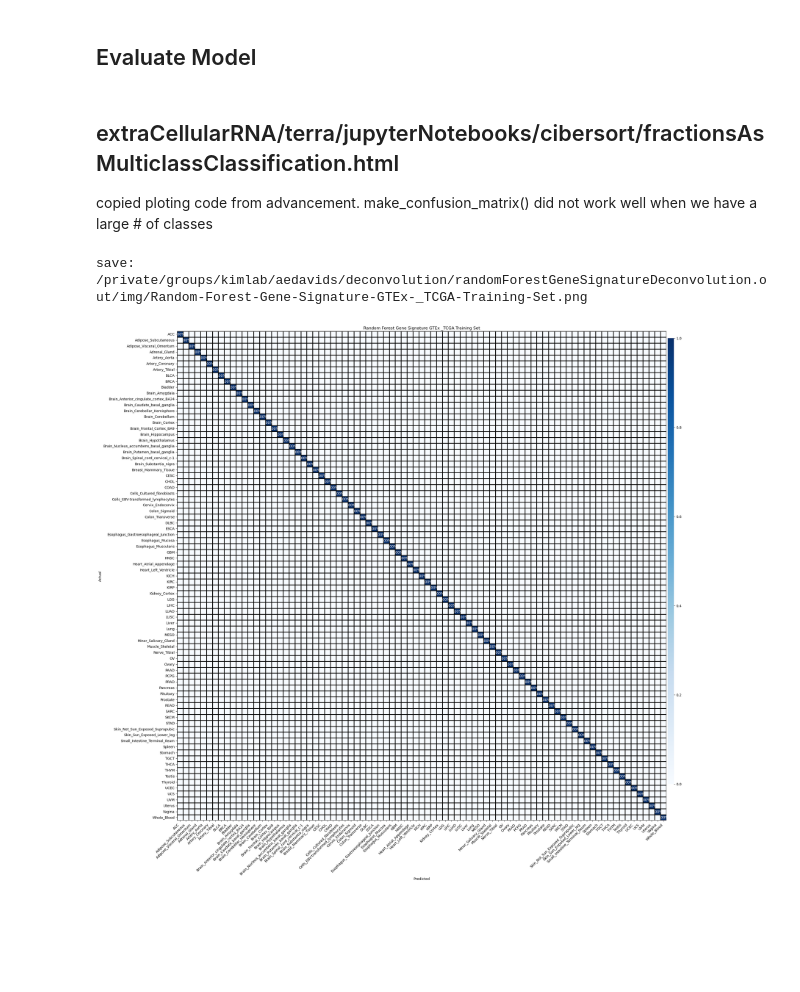
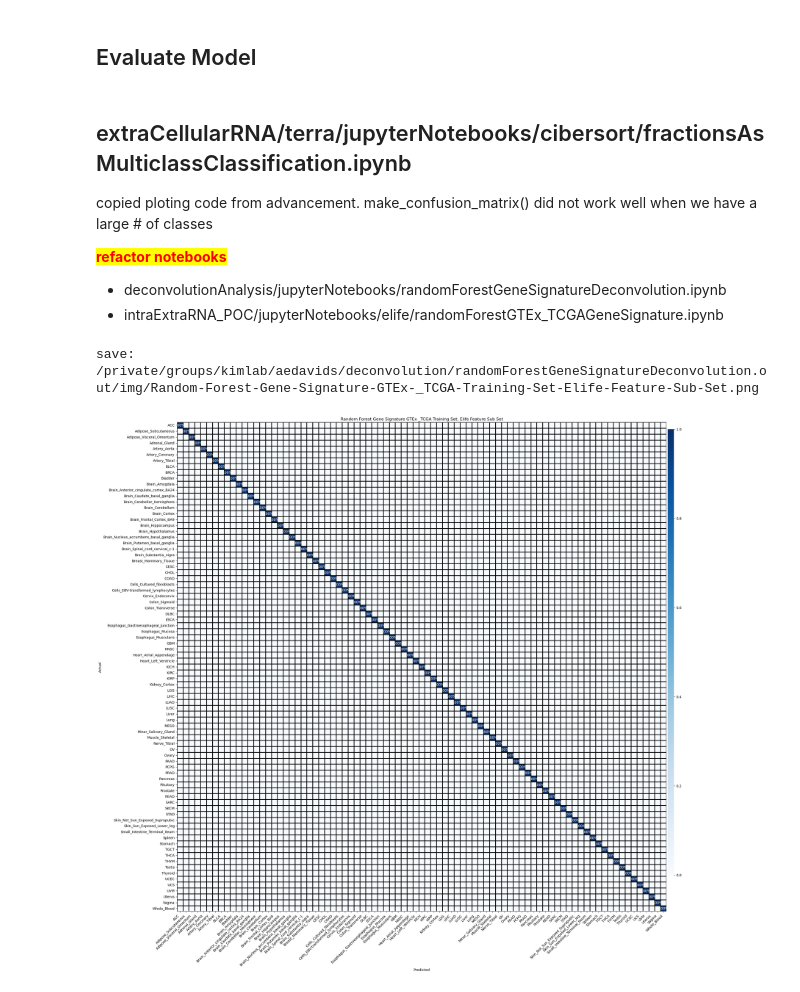
Before and after one commit to aedavids/extraCellularRNA, a Jupyter notebook: deconvolutionAnalysis/jupyterNotebooks/randomForestGeneSignatureDeconvolution.ipynb, the cells around one changed output. Cells and saved outputs as stored; diff of their text form; code cells hidden in the pictures; blank space fills up the shorter version.

```diff
--- a/deconvolutionAnalysis/jupyterNotebooks/randomForestGeneSignatureDeconvolution.ipynb
+++ b/deconvolutionAnalysis/jupyterNotebooks/randomForestGeneSignatureDeconvolution.ipynb
@@ -15,6 +15,10 @@ randomForestGeneSignatureDeconvolutionPOC trained a random forest model on our G
 model trained on GTEx_TCGA training data set has perfect TP! See confusion matrix plot
 
 model saved to /private/groups/kimlab/aedavids/deconvolution/randomForestGeneSignatureDeconvolution.out
+# %%
+# Elife is missing some feature. Train using a sub set
+# see intraExtraRNA_POC/jupyterNotebooks/elife/randomForestGTEx_TCGAGeneSignature.ipynb
+trainElifeFeatures = True
 # %%
 import ipynbname
 
@@ -237,3 +242,15 @@ display(labeledXDF.iloc[0:5, -5:])
 | GTEX-1117F-0726-SM-5GIEN | 234.237900 | 421.628220 | 98.486390 | 466.346365 | Heart_Atrial_Appendage |
 | GTEX-1117F-2826-SM-5GZXL | 918.272979 | 967.705557 | 318.379317 | 811.029419 | Breast_Mammary_Tissue |
 | GTEX-1117F-3226-SM-5N9CT | 590.857220 | 759.294632 | 94.828937 | 578.257571 | Brain_Cortex |
+# %%
+if trainElifeFeatures :
+    missingIdsPath = f'{modelOutDir}/missingElifeFeatures.csv'
+    missingHugoIdSeries = pd.read_csv( missingIdsPath )
+    mList = missingHugoIdSeries.values.reshape(-1)
+    logger.warning(f'model trained for elife data set. following genes where dropped : {mList}')
+
+    # select columns not in the missing list
+    selectCols = ~ XDF.columns.isin(mList)
+    print(f'orginal XDF.shape : {XDF.shape}')
+    XDF = XDF.loc[:, selectCols]
+    print(f'XDF.shape : {tmpDF.shape}')
@@ -282,5 +293,6 @@ array(['Adipose_Subcutaneous', 'Artery_Tibial', 'Heart_Atrial_Appendage',
 # %%
 %%time
 rfModel = RandomForestClassifier(random_state=meaningOfLife, )
-rfModel.fit(XNP, yNP)
+#rfModel.fit(XNP, yNP)
+rfModel.fit(XDF, yNP)
 # %% [output]
@@ -289,7 +301,8 @@ Wall time: 1min 58s
 RandomForestClassifier(random_state=42)
 # %%
 %%time
-yHatNP = rfModel.predict( XNP )
+# yHatNP = rfModel.predict( XNP )
+yHatNP = rfModel.predict( XDF )
 print(f'yHatNP.shape : {yHatNP.shape}')
 print(f'yHatNP[0:5], {yHatNP[0:5]}')
 # %% [output]
@@ -318,8 +347,13 @@ labelEncoder saved to :
 # %% [markdown]
 ## Evaluate Model
 # %% [markdown]
-## extraCellularRNA/terra/jupyterNotebooks/cibersort/fractionsAsMulticlassClassification.html
+## extraCellularRNA/terra/jupyterNotebooks/cibersort/fractionsAsMulticlassClassification.ipynb
 copied ploting code from advancement. make_confusion_matrix() did not work well when we have a large # of classes
+
+**<span style="color:red;background-color:yellow">refactor notebooks</span>**
+
+- deconvolutionAnalysis/jupyterNotebooks/randomForestGeneSignatureDeconvolution.ipynb
+- intraExtraRNA_POC/jupyterNotebooks/elife/randomForestGTEx_TCGAGeneSignature.ipynb
 # %%
 import bme263DataVis.utilities as utl
 import seaborn as sns
@@ -489,13 +523,18 @@ def createHeatMapAnnotations( rowPercentages ):
 # %%
 cm = confusion_matrix(yNP, yHatNP)
 confusionData = calculateRowPercentages( cm )
 labels =  labelList
 annotations = createHeatMapAnnotations( confusionData )
-title="Random Forest Gene Signature GTEx _TCGA Training Set"
+
+if trainElifeFeatures :
+    title="Random Forest Gene Signature GTEx _TCGA Training Set. Elife Feature Sub Set"
+else:
+    title="Random Forest Gene Signature GTEx _TCGA Training Set"
+
 pageWidthInInches = 20
 pageHeightInInches  = 20
 plotConfusionMatrix( confusionData, labels, annotations, imgOut, title, pageWidthInInches,
                         pageHeightInInches, displayCounts=False )
 # %% [output]
-save: /private/groups/kimlab/aedavids/deconvolution/randomForestGeneSignatureDeconvolution.out/img/Random-Forest-Gene-Signature-GTEx-_TCGA-Training-Set.png
+save: /private/groups/kimlab/aedavids/deconvolution/randomForestGeneSignatureDeconvolution.out/img/Random-Forest-Gene-Signature-GTEx-_TCGA-Training-Set-Elife-Feature-Sub-Set.png
-[figure, old version]
+[figure, new version]
```
Also changed, not shown: parts of 9 cells of this notebook, 4 other files.
